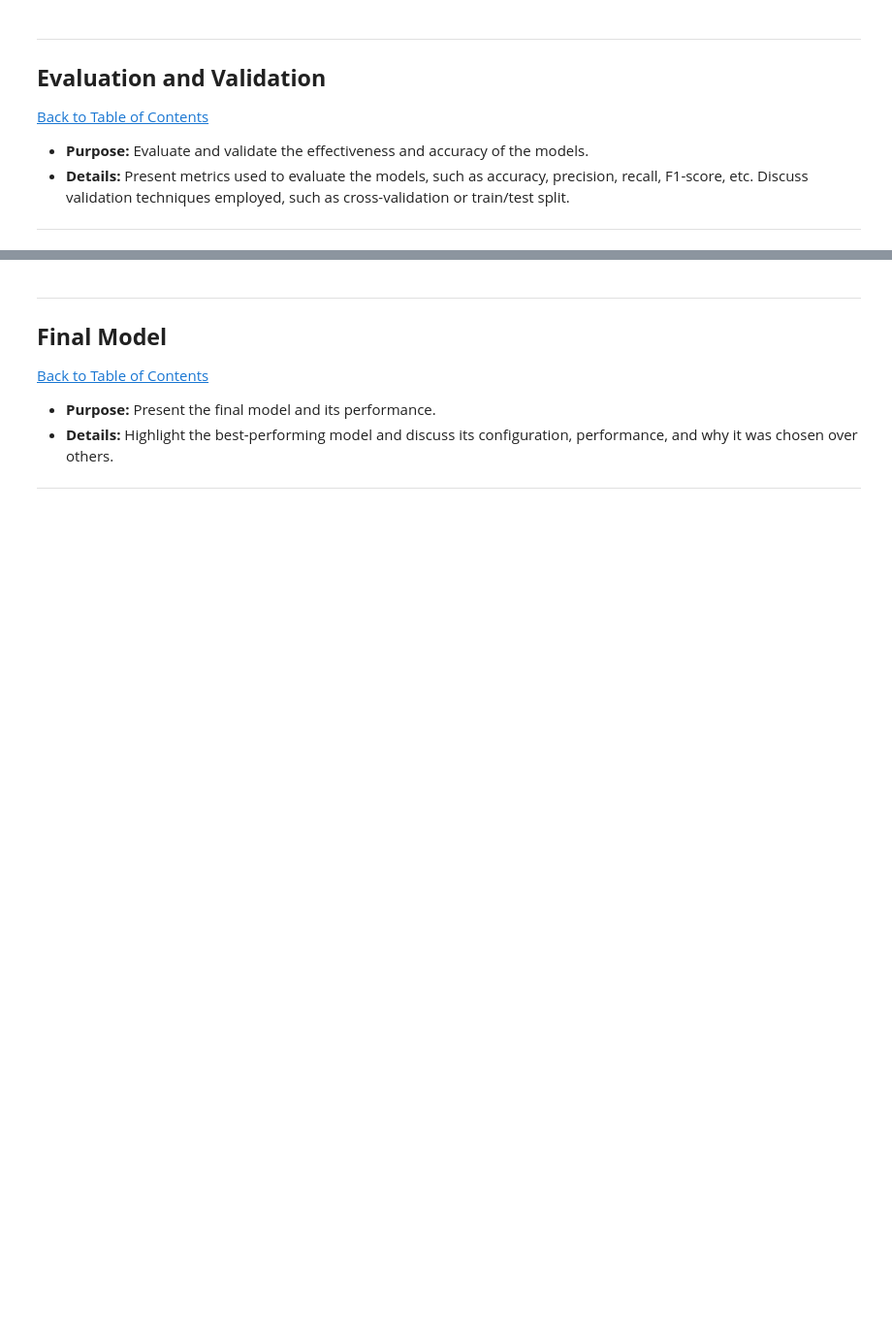
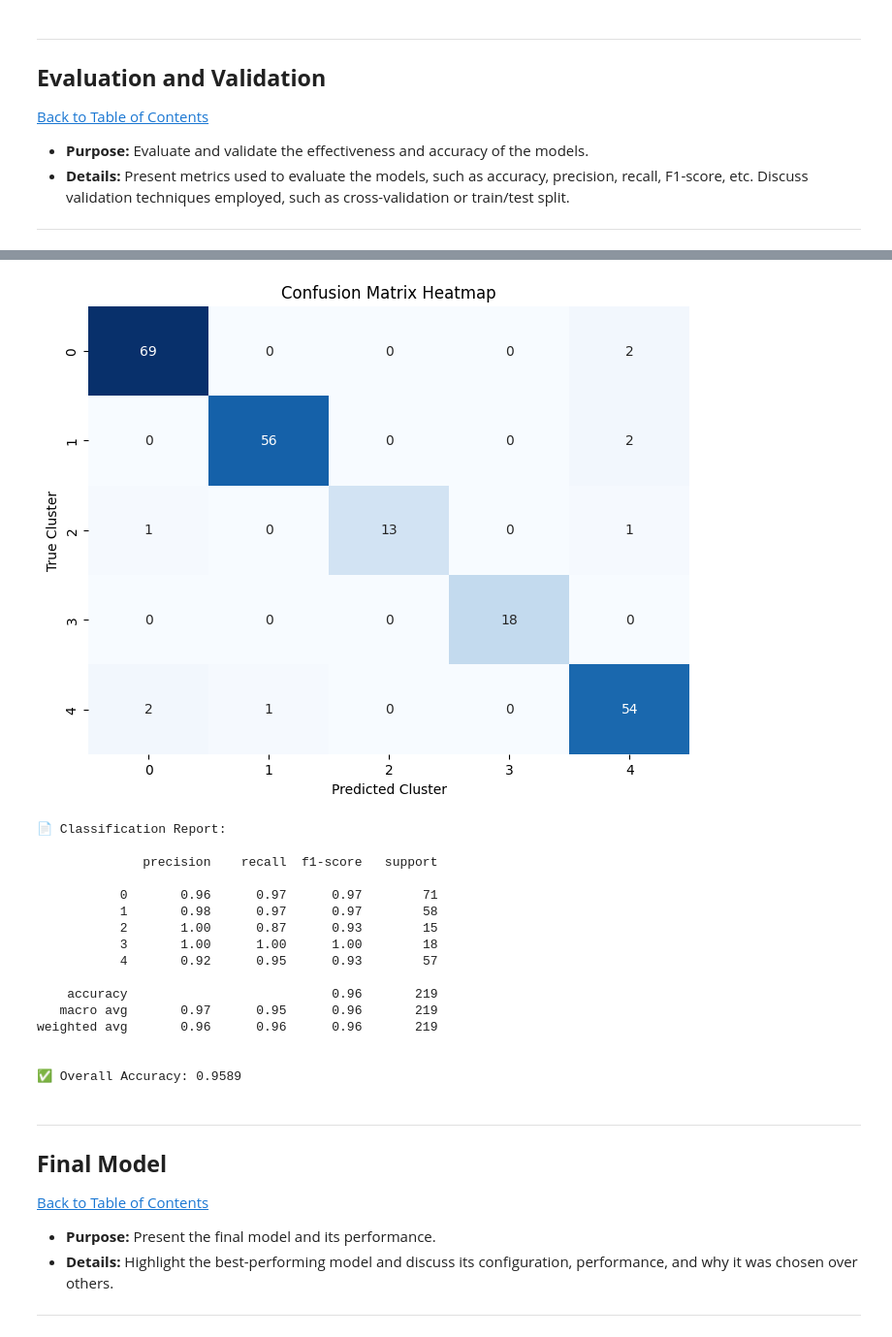
Before and after one commit to Jeremy809/Workplace, a Jupyter notebook: QCTO---Workplace-Module-Notebook-Template-4571.ipynb, the cells around one changed output, grey strips where cells are left out. Shown at 97% size. Saved outputs shown, nothing was run; the diff lists cells and outputs as text; code cells hidden in the pictures; blank space fills up the shorter version.

Commit message:
Evaluation of Model
Model evaluation

```diff
--- a/QCTO---Workplace-Module-Notebook-Template-4571.ipynb
+++ b/QCTO---Workplace-Module-Notebook-Template-4571.ipynb
@@ -803,3 +912,64 @@ Cluster 0 and 1 represent common conditions with moderate variability.
+# %%
+
+
+# --------------------------
+# Prepare data
+# --------------------------
+X = df.drop(columns=['Cluster']).select_dtypes(include='number')
+y = df['Cluster']
+
+# --------------------------
+# Initialize model
+# --------------------------
+model = RandomForestClassifier(random_state=42)
+
+# --------------------------
+# Stratified K-Fold CV predictions
+# --------------------------
+skf = StratifiedKFold(n_splits=5, shuffle=True, random_state=42)
+y_pred_cv = cross_val_predict(model, X, y, cv=skf)
+
+# --------------------------
+# Confusion Matrix
+# --------------------------
+cm = confusion_matrix(y, y_pred_cv)
+
+plt.figure(figsize=(8,6))
+sns.heatmap(cm, annot=True, fmt='d', cmap='Blues', cbar=False)
+plt.title("Confusion Matrix Heatmap")
+plt.xlabel("Predicted Cluster")
+plt.ylabel("True Cluster")
+plt.show()
+
+# --------------------------
+# Classification Report
+# --------------------------
+print("\n📄 Classification Report:\n")
+print(classification_report(y, y_pred_cv))
+
+# --------------------------
+# Overall Accuracy
+# --------------------------
+acc = accuracy_score(y, y_pred_cv)
+print(f"\n✅ Overall Accuracy: {acc:.4f}")
+# %% [output]
+[figure, added]
+📄 Classification Report:
+
+              precision    recall  f1-score   support
+
+           0       0.96      0.97      0.97        71
+           1       0.98      0.97      0.97        58
+           2       1.00      0.87      0.93        15
+           3       1.00      1.00      1.00        18
+           4       0.92      0.95      0.93        57
+
+    accuracy                           0.96       219
+   macro avg       0.97      0.95      0.96       219
+weighted avg       0.96      0.96      0.96       219
+
+
+✅ Overall Accuracy: 0.9589
 # %% [markdown]
 ---
 <a href=#eight></a>
```
Also changed, not shown: parts of 25 cells of this notebook, 1 other file.
